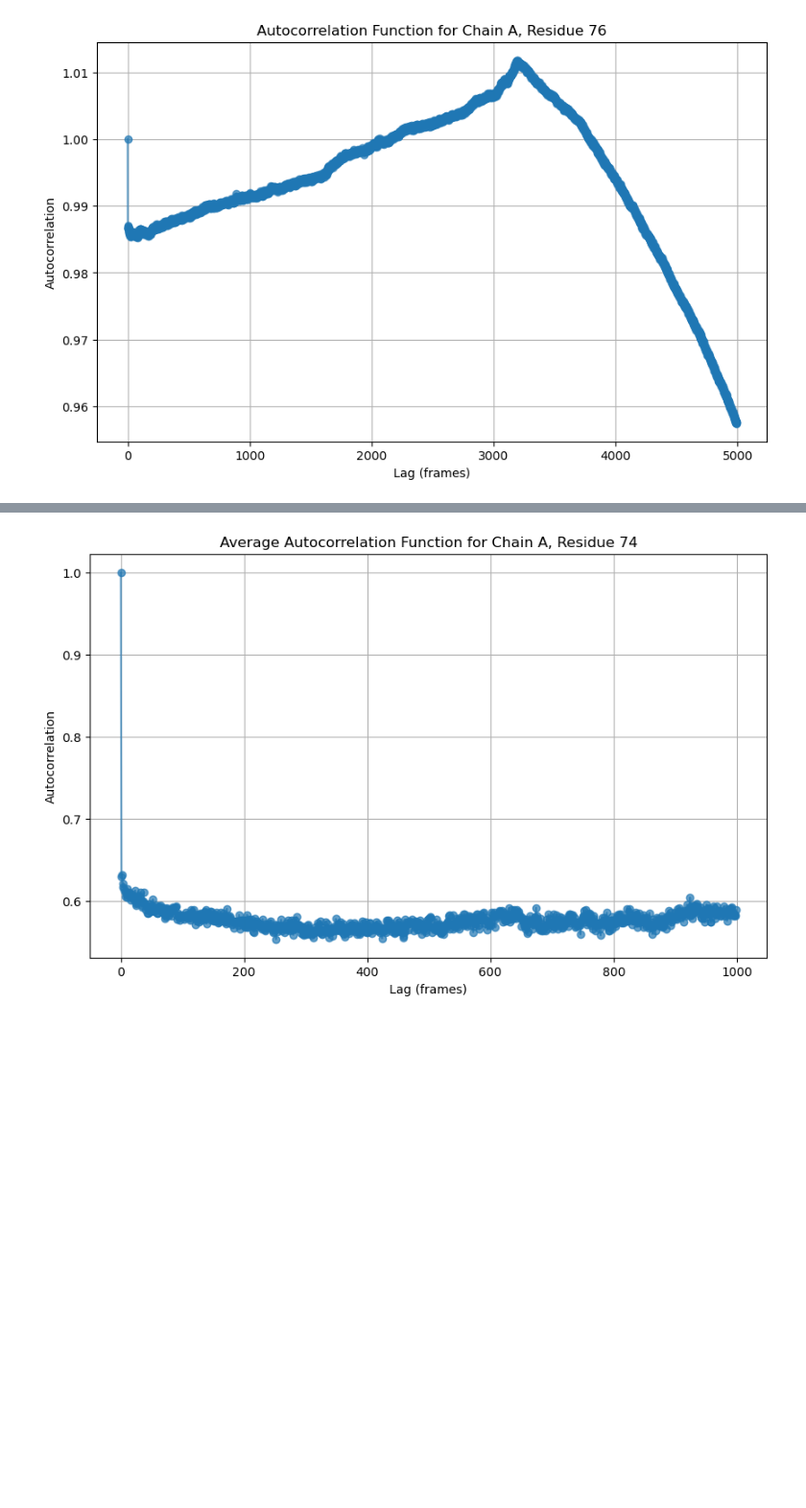
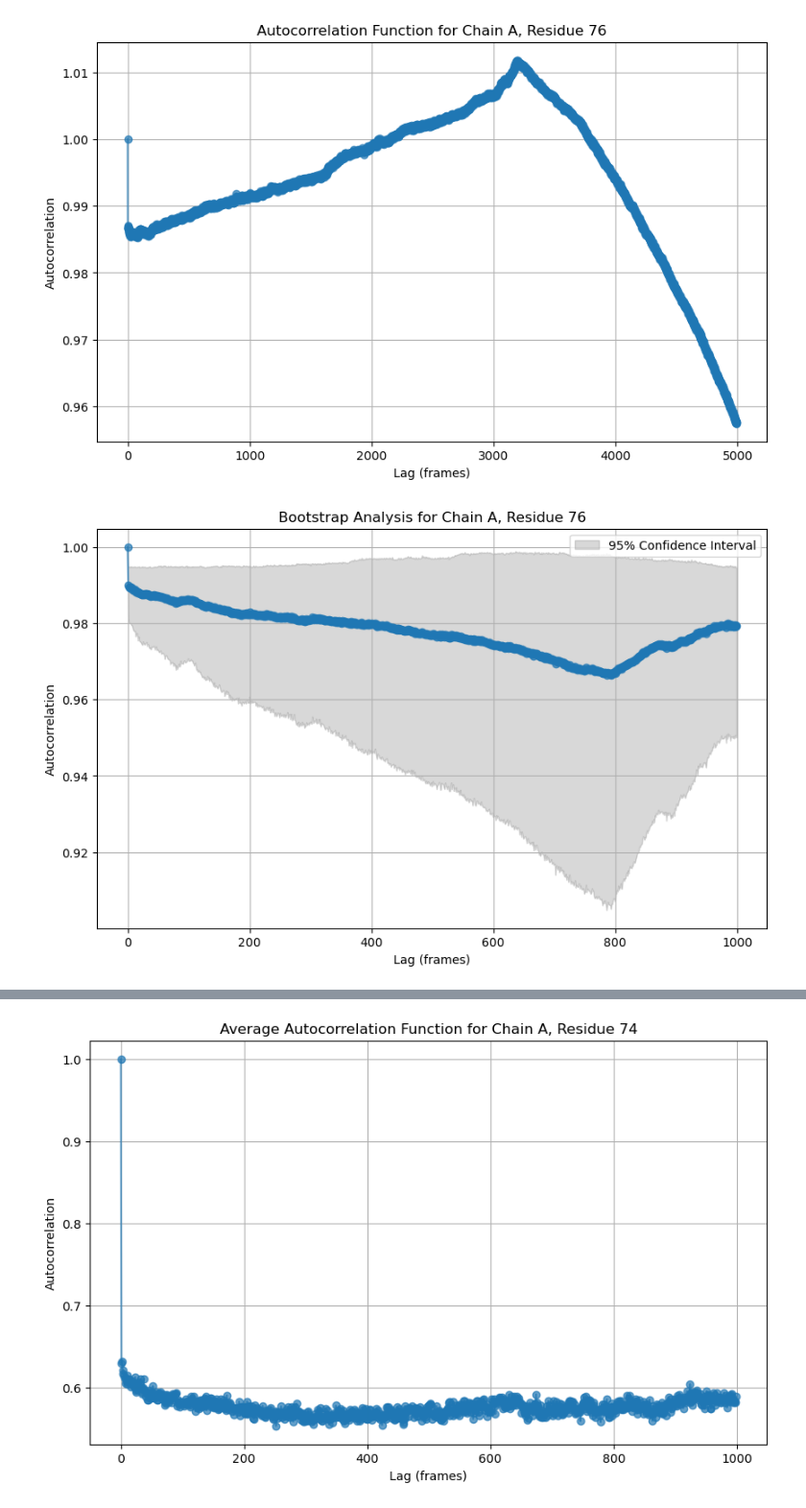
Before and after one commit to Xyunyao/KChannel_torsion_angle, a Jupyter notebook: analysis_notebooks/kcsa_md_kwkw_opls5_1p_10ns_121924_CSA_analysis_II.ipynb, the cells around one changed output, grey strips where cells are left out. Shown at 96% size. Cells and saved outputs as stored; diff of their text form; code cells hidden in the pictures; blank space fills up the shorter version.

```diff
--- a/analysis_notebooks/kcsa_md_kwkw_opls5_1p_10ns_121924_CSA_analysis_II.ipynb
+++ b/analysis_notebooks/kcsa_md_kwkw_opls5_1p_10ns_121924_CSA_analysis_II.ipynb
@@ -134,7 +134,7 @@ for chain in ['A', 'B', 'C', 'D']:
 [figure]
 # %%
 # plot the Y2,0 spherical harmonic coefficients
-def plot_spherical_harmonic_coefficients(euler, chain,time_step=1):
+def plot_spherical_harmonic_coefficients(euler, chain, index, time_step=1):
     """
     Plot the spherical harmonic coefficients for a specified chain.
 
@@ -143,7 +143,7 @@ def plot_spherical_harmonic_coefficients(euler, chain,time_step=1):
         chain (str): Chain identifier.
     """
     plt.figure(figsize=(8, 6))
-    coefficients= 1/2*(3*np.cos(euler[f'euler_angles_{chain}'][:,2,1]/180*np.pi)**2-1)
+    coefficients= 1/2*(3*np.cos(euler[f'euler_angles_{chain}'][:,index,1]/180*np.pi)**2-1)
     time = np.array(range(len(coefficients))) * time_step
     plt.plot(time, coefficients, marker='o', linestyle='-', alpha=0.7)
     plt.title(f'Spherical Harmonic Coefficients for Chain {chain}')
@@ -154,7 +154,7 @@ def plot_spherical_harmonic_coefficients(euler, chain,time_step=1):
 
 # Plot the spherical harmonic coefficients for each chain of V76
 for chain in ['A', 'B', 'C', 'D']:
-    plot_spherical_harmonic_coefficients(Euler, chain, time_step=1)  # Assuming each frame corresponds to 10 ps
+    plot_spherical_harmonic_coefficients(Euler, chain, index=2, time_step=1)  # Assuming each frame corresponds to 10 ps
 # %% [output]
 [figure]
 [figure]
@@ -307,3 +383,24 @@ plt.grid()
 plt.show()
 # %% [output]
 [figure]
+# %%
+# test the bootstrap_analysis function
+chain = 'A'  # Example chain
+index = 2  # Example residue index (e.g., 76)
+block_size = 2000  # Example block size
+bootstrap_results = bootstrap_analysis(Euler, chain, index, block_size, num_bootstrap=400)
+# Plot the bootstrap results
+plt.figure(figsize=(10, 6))
+plt.plot(np.mean(bootstrap_results, axis=0), marker='o', linestyle='-', alpha=0.7)
+plt.fill_between(range(len(np.mean(bootstrap_results, axis=0))),
+                 np.percentile(bootstrap_results, 2.5, axis=0),
+                 np.percentile(bootstrap_results, 97.5, axis=0),
+                 color='gray', alpha=0.3, label='95% Confidence Interval')
+plt.title(f'Bootstrap Analysis for Chain {chain}, Residue {index + 74}')
+plt.xlabel('Lag (frames)')
+plt.ylabel('Autocorrelation')
+plt.legend()
+plt.grid()
+plt.show()
+# %% [output]
+[figure, added]
```
Also changed, not shown: parts of 5 cells of this notebook.
